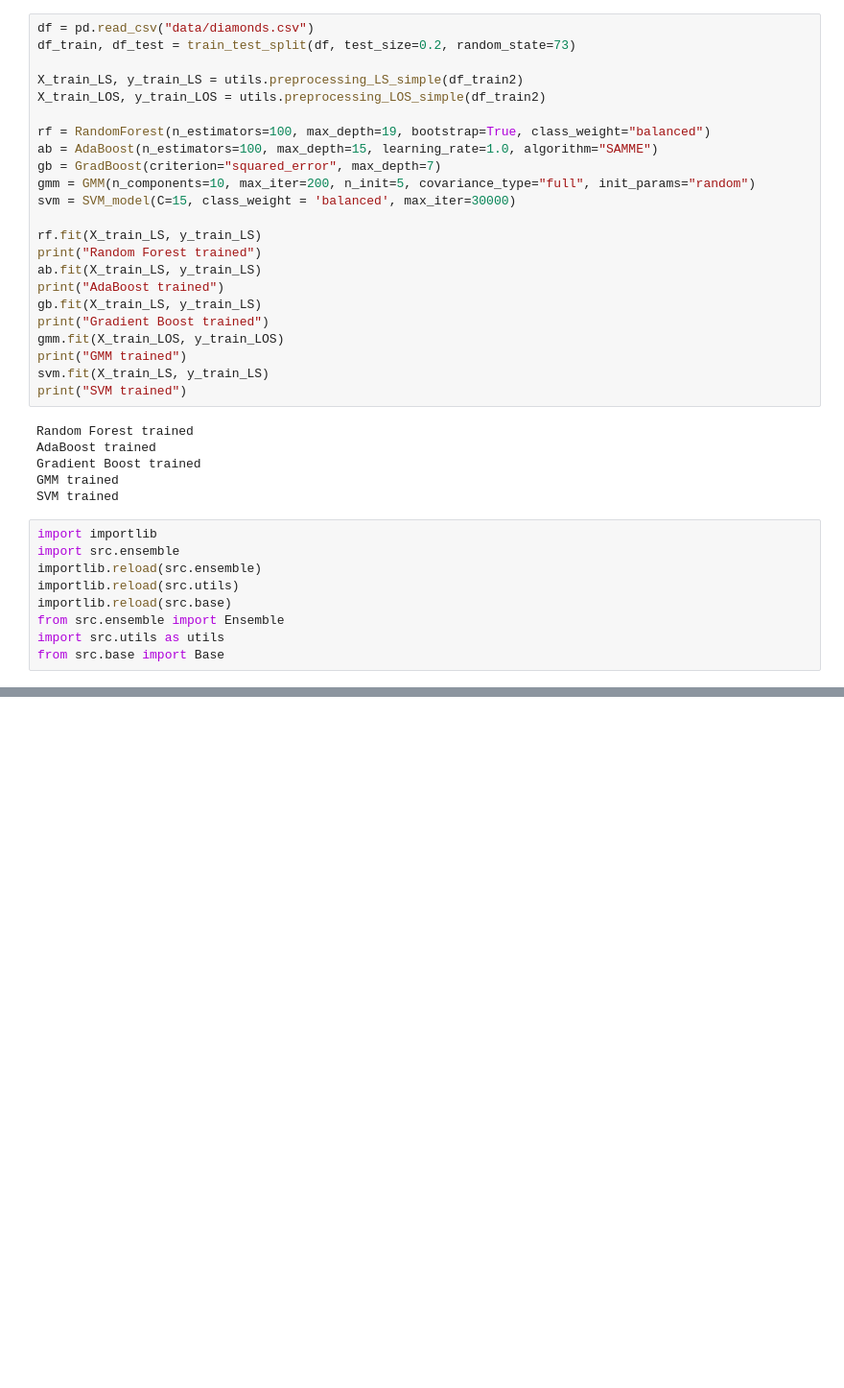
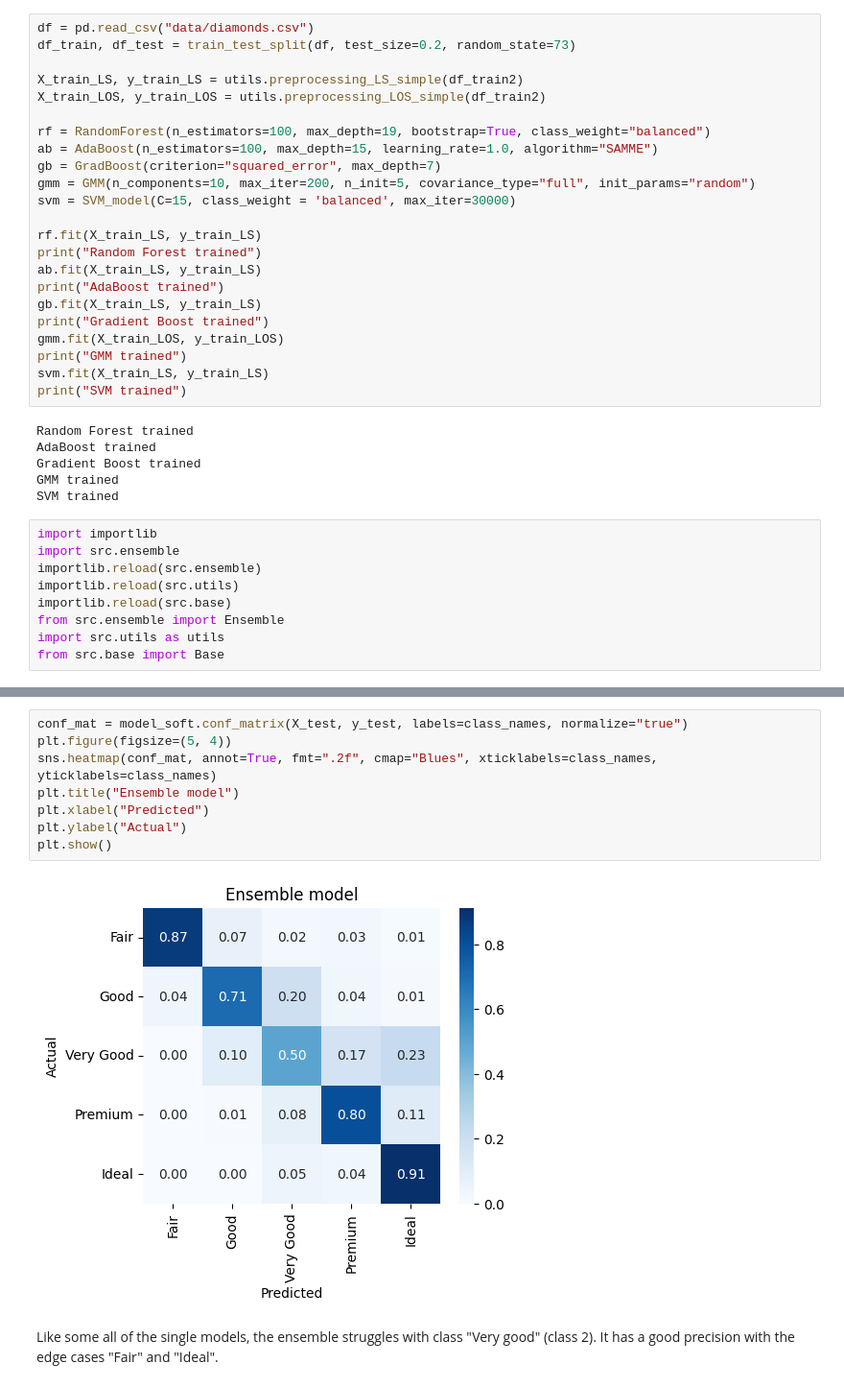
Before and after one commit to Pikurrot/ml-project-uab, a Jupyter notebook: analysis.ipynb, the cells around one changed output, grey strips where cells are left out. Shown at 96% size. Cells and saved outputs as stored; diff of their text form; blank space fills up the shorter version.

```diff
--- a/analysis.ipynb
+++ b/analysis.ipynb
@@ -389,0 +420,12 @@ Index(['Unnamed: 0', 'carat', 'cut', 'color', 'clarity', 'depth', 'table',
+# %%
+conf_mat = model_soft.conf_matrix(X_test, y_test, labels=class_names, normalize="true")
+plt.figure(figsize=(5, 4))
+sns.heatmap(conf_mat, annot=True, fmt=".2f", cmap="Blues", xticklabels=class_names, yticklabels=class_names)
+plt.title("Ensemble model")
+plt.xlabel("Predicted")
+plt.ylabel("Actual")
+plt.show()
+# %% [output]
+[figure, added]
+# %% [markdown]
+Like some all of the single models, the ensemble struggles with class "Very good" (class 2). It has a good precision with the edge cases "Fair" and "Ideal".
```
Also changed, not shown: parts of 28 cells of this notebook.
